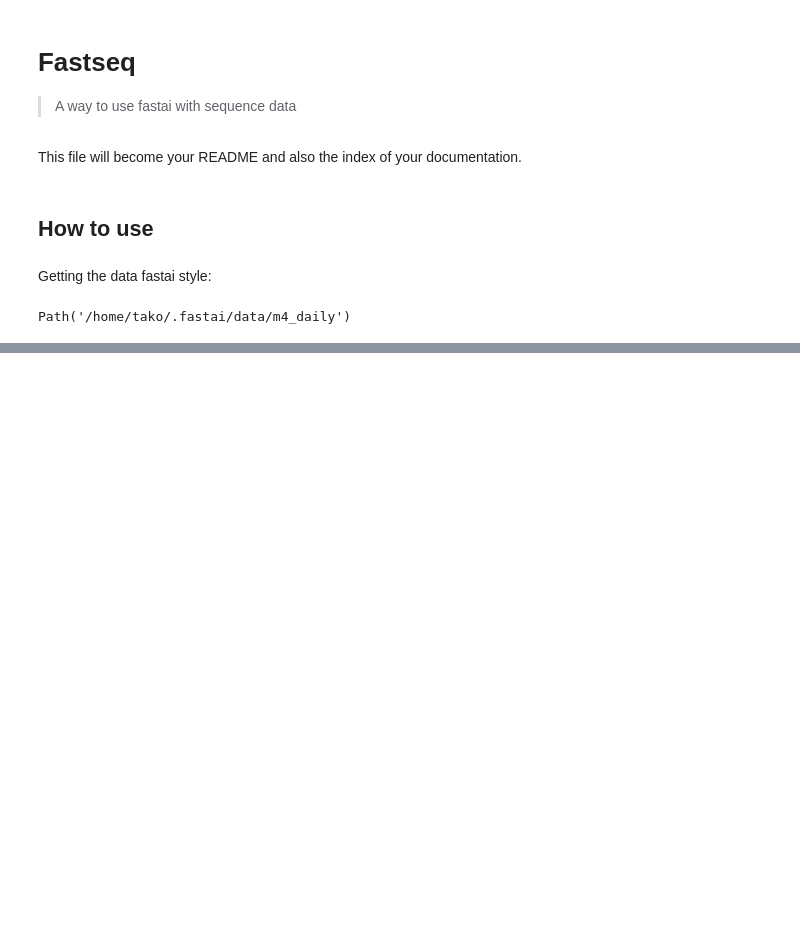
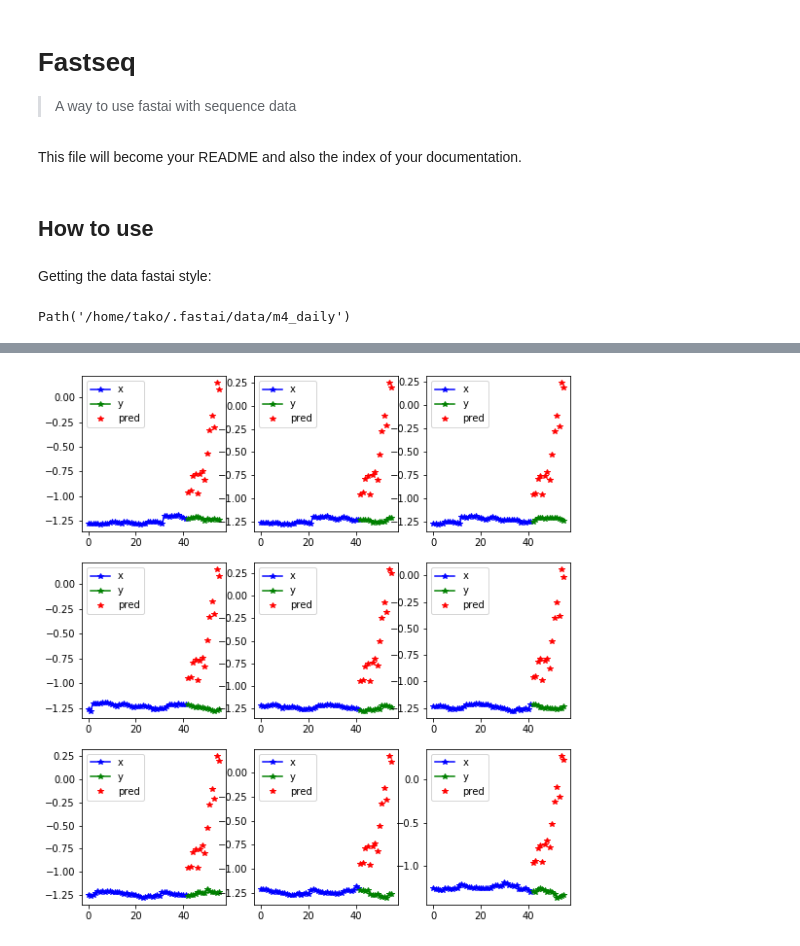
Before and after one commit to takotab/fastseq, a Jupyter notebook: nbs/index.ipynb, the cells around one changed output, grey strips where cells are left out. Drawn from its saved outputs; the diff is of its cells as text; code cells hidden in the pictures; blank space fills up the shorter version.

```diff
--- a/nbs/index.ipynb
+++ b/nbs/index.ipynb
@@ -44,0 +55,3 @@ KeyboardInterrupt:
+# %%
+learn.show_results(max_n=9)
+# %% [output]
@@ -44,0 +59 @@ KeyboardInterrupt:
+[figure, added]
```
Also changed, not shown: parts of 7 cells of this notebook, 4 other files.
